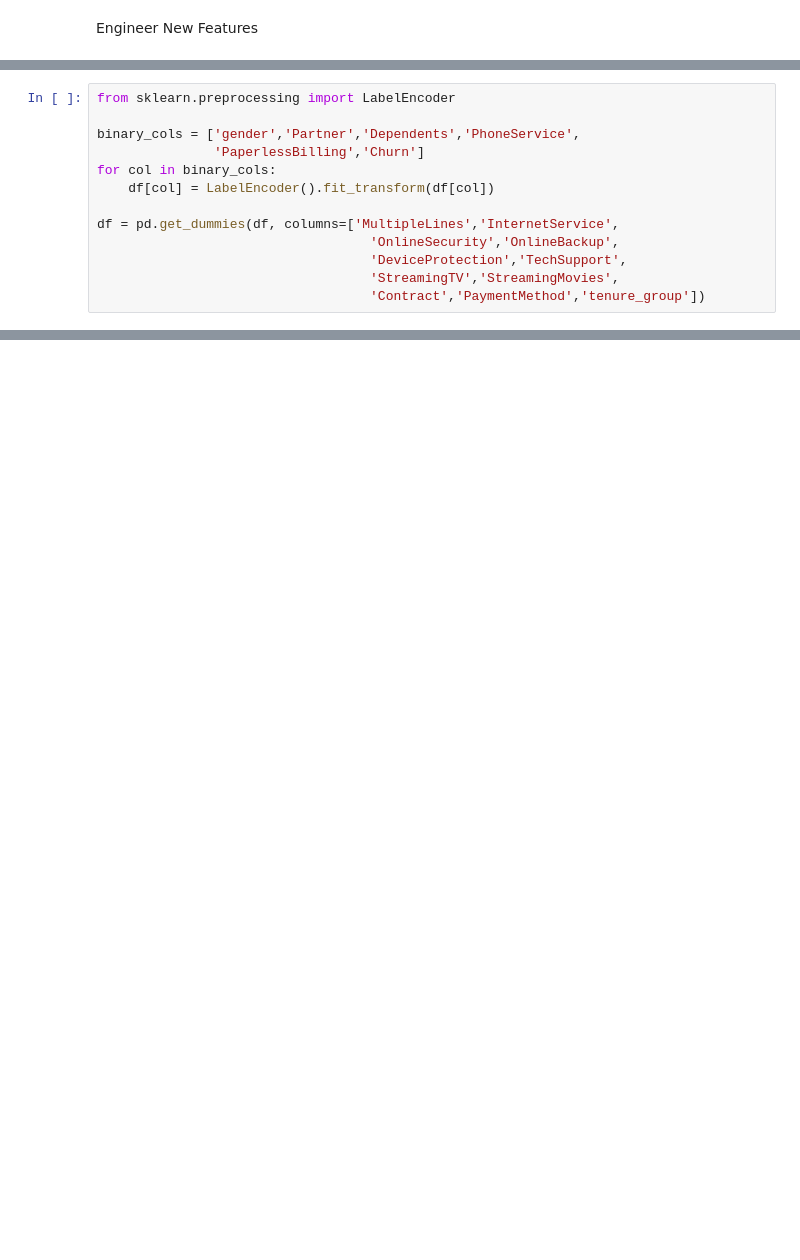
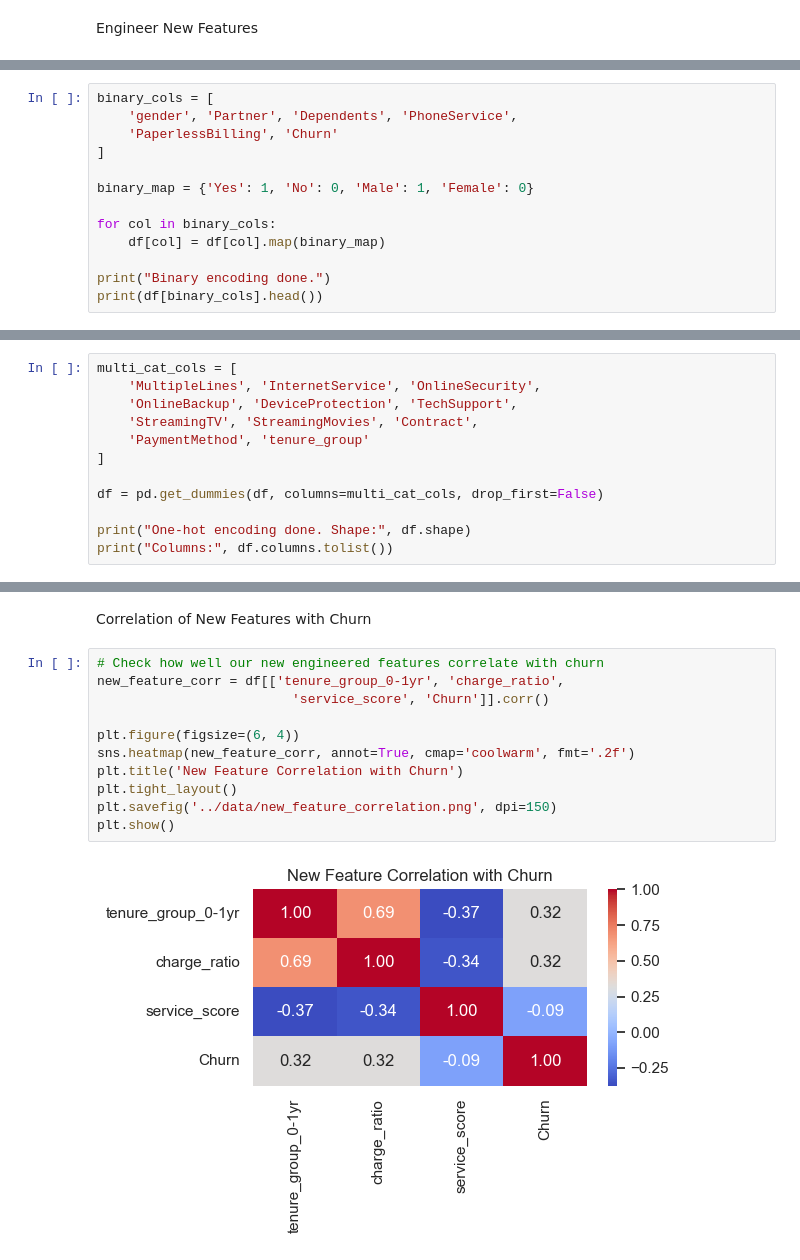
Before and after one commit to Jagmohan-Prajapati/customer-churn-prediction, a Jupyter notebook: notebooks/02_feature_engineering.ipynb, the cells around one changed output, grey strips where cells are left out. Saved outputs shown, nothing was run; the diff lists cells and outputs as text; blank space fills up the shorter version.

```diff
--- a/notebooks/02_feature_engineering.ipynb
+++ b/notebooks/02_feature_engineering.ipynb
@@ -19,0 +96,13 @@ df['service_score'] = df[service_cols].apply(lambda x: (x == 'Yes').sum(), axis=
+# %%
+binary_cols = [
+    'gender', 'Partner', 'Dependents', 'PhoneService',
+    'PaperlessBilling', 'Churn'
+]
+
+binary_map = {'Yes': 1, 'No': 0, 'Male': 1, 'Female': 0}
+
+for col in binary_cols:
+    df[col] = df[col].map(binary_map)
+
+print("Binary encoding done.")
+print(df[binary_cols].head())
@@ -22,13 +119,12 @@ Encode Categorical Variables
 # %%
-from sklearn.preprocessing import LabelEncoder
+multi_cat_cols = [
+    'MultipleLines', 'InternetService', 'OnlineSecurity',
+    'OnlineBackup', 'DeviceProtection', 'TechSupport',
+    'StreamingTV', 'StreamingMovies', 'Contract',
+    'PaymentMethod', 'tenure_group'
+]
 
-binary_cols = ['gender','Partner','Dependents','PhoneService',
-               'PaperlessBilling','Churn']
-for col in binary_cols:
-    df[col] = LabelEncoder().fit_transform(df[col])
+df = pd.get_dummies(df, columns=multi_cat_cols, drop_first=False)
 
-df = pd.get_dummies(df, columns=['MultipleLines','InternetService',
-                                   'OnlineSecurity','OnlineBackup',
-                                   'DeviceProtection','TechSupport',
-                                   'StreamingTV','StreamingMovies',
-                                   'Contract','PaymentMethod','tenure_group'])
+print("One-hot encoding done. Shape:", df.shape)
+print("Columns:", df.columns.tolist())
@@ -40,0 +158,15 @@ print("Processed data saved. Shape:", df.shape)
+# %% [markdown]
+Correlation of New Features with Churn
+# %%
+# Check how well our new engineered features correlate with churn
+new_feature_corr = df[['tenure_group_0-1yr', 'charge_ratio',
+                         'service_score', 'Churn']].corr()
+
+plt.figure(figsize=(6, 4))
+sns.heatmap(new_feature_corr, annot=True, cmap='coolwarm', fmt='.2f')
+plt.title('New Feature Correlation with Churn')
+plt.tight_layout()
+plt.savefig('../data/new_feature_correlation.png', dpi=150)
+plt.show()
+# %% [output]
+[figure, added]
```
Also changed, not shown: parts of 19 cells of this notebook, 4 other files.
